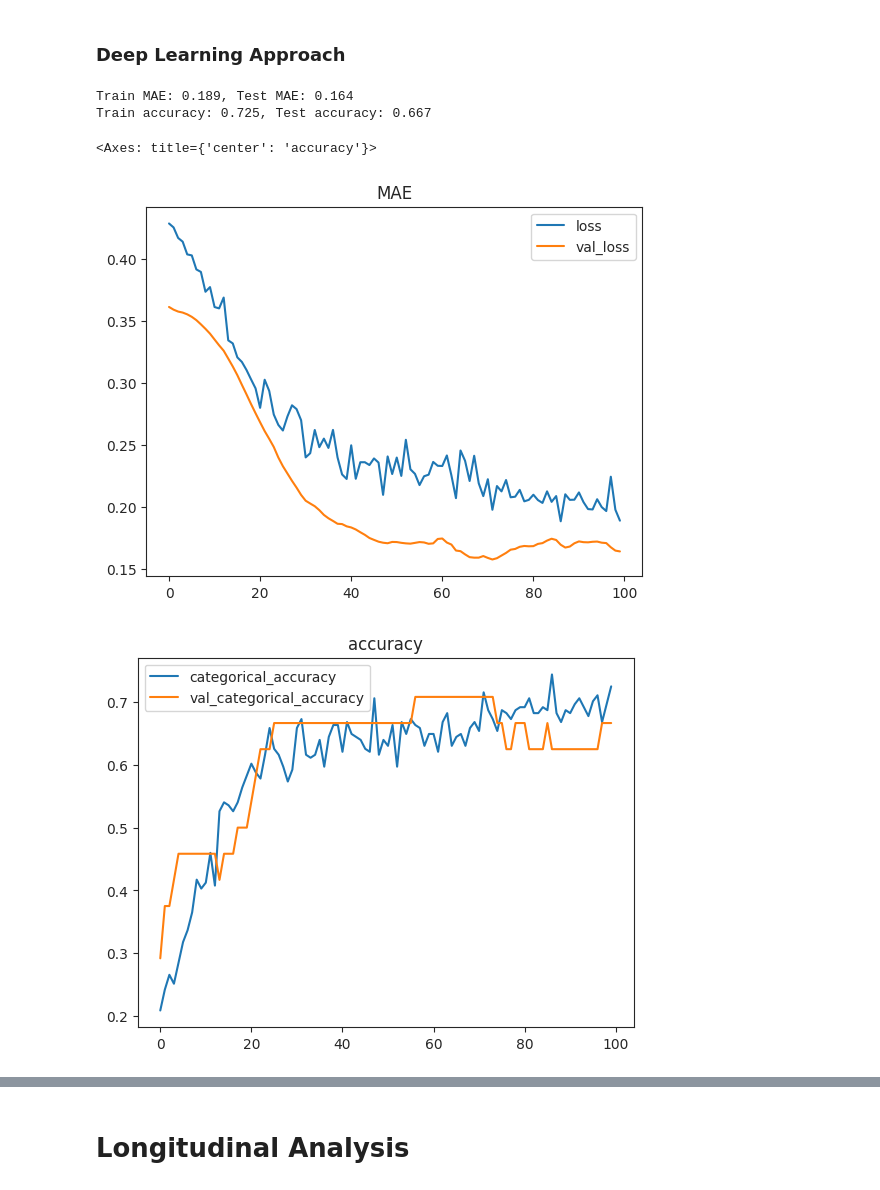
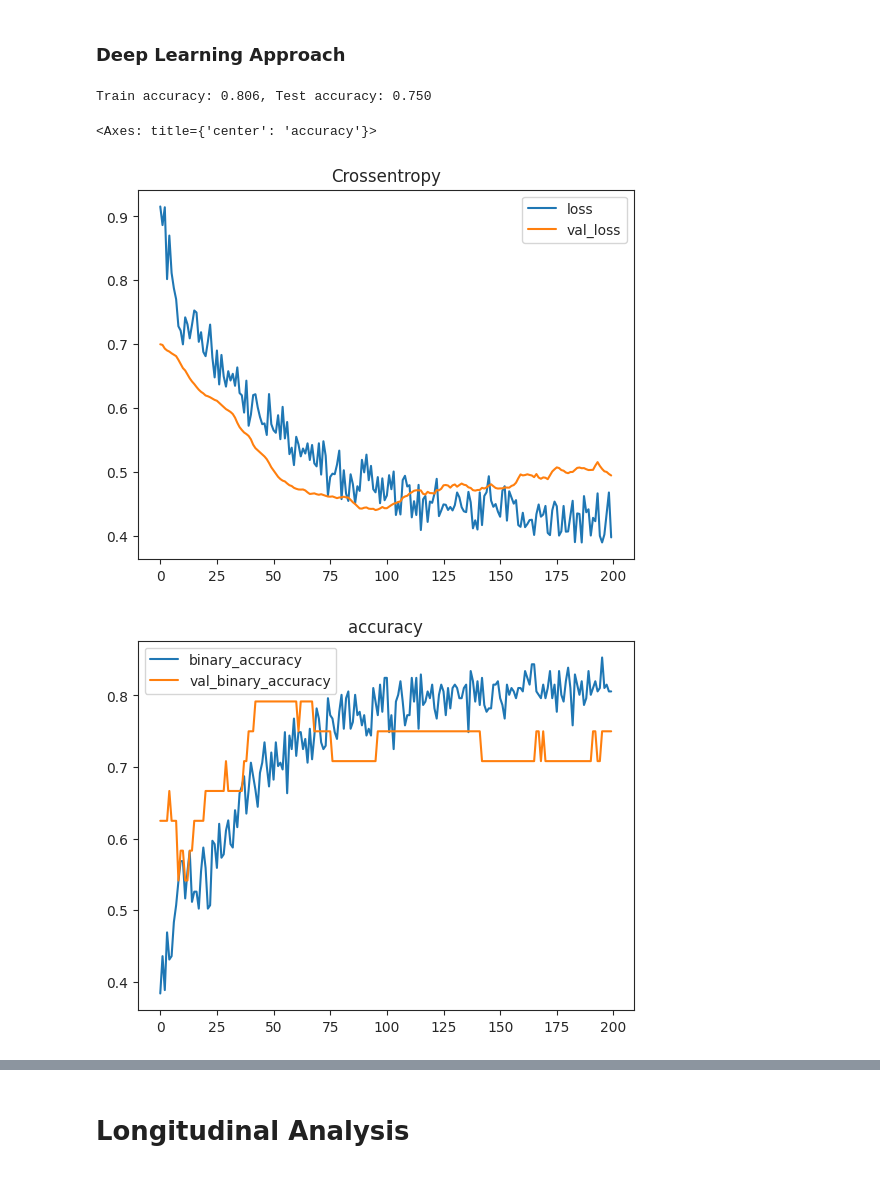
Before and after one commit to RiboRings/AlzheimerPrediction, a Jupyter notebook: learning-about-ad.ipynb, the cells around one changed output, grey strips where cells are left out. Saved outputs shown, nothing was run; the diff lists cells and outputs as text; code cells hidden in the pictures.

```diff
--- a/learning-about-ad.ipynb
+++ b/learning-about-ad.ipynb
@@ -360,12 +348,8 @@ models["Gaussian Process"] = GaussianProcessClassifier(random_state=seed)
 # %%
 from utilities_for_ad import validate_model, make_confusion_matrix
 
-# Validate models with MAE
-mae_scores = list(map(lambda model: validate_model(model, X_train, y_train, metric=mean_absolute_error, cv=skf).mean(), models.values()))
-mae_scores = dict(zip(models.keys(), mae_scores))
-
 # Validate models with accuracy
-acc_scores = list(map(lambda model: validate_model(model, X_train, y_train, metric=accuracy_score, cv=skf).mean(), models.values()))
+acc_scores = list(map(lambda model: validate_model(model, X_train, y_train, metric=balanced_accuracy_score, cv=skf).mean(), models.values()))
 acc_scores = dict(zip(models.keys(), acc_scores))
 
 # Validate models with a confusion matrix
@@ -411,7 +396,7 @@ Gaussian Process    : MAE = 0.323, ACC = 0.696
 _How can we optimise the selected model to improve performance?_ The answer to this question lies in **hyperparameter tuning**. Here, the goal consists in finding the combination of values for the model hyperparameters in order to achieve the best possible performance. This is usually done with a grid search, which can be either full or randomised. The former searches over the full grid for the actual best combination, whereas the latter only searches over a random subset of the grid. Randomised grid search reduces the computational demand while still providing a nearly optimal combination of values, for which reason it is applied below.
 # %%
 # Select the best classifier algorithm
-selected_key = min(mae_scores, key=mae_scores.get)
+selected_key = max(acc_scores, key=acc_scores.get)
 selected_model = models[selected_key]
 
 # View the best classifier algorithm
@@ -459,7 +442,7 @@ tuned_models = ms.RandomizedSearchCV(
     estimator=selected_model,
     param_distributions=param_grid,
     n_iter=min(full_search_iter, 60),
-    scoring=make_scorer(lambda y, y_pred: 1 / macro_averaged_mean_absolute_error(y, y_pred)),
+    scoring=make_scorer(balanced_accuracy_score),
     cv=skf,
     random_state=123
 )
@@ -507,46 +493,40 @@ reproduce_environment(random_state=123)
 # %%
-import tensorflow as tf
-from tensorflow import keras
-from tensorflow.keras import layers
-
-input_shape = [X_train.shape[1]]
-
+# Design model
 model = keras.Sequential([
     layers.BatchNormalization(),
     layers.Dense(4, activation="relu", input_shape=input_shape),
     layers.BatchNormalization(),
     layers.Dropout(rate=0.3),
-    layers.Dense(16, activation="relu"),
+    layers.Dense(4, activation="relu"),
     layers.BatchNormalization(),
     layers.Dropout(rate=0.3),
-    layers.Dense(4, activation="softmax")
+    layers.Dense(1, activation="sigmoid")
 ])
 
+# Compile model
 model.compile(
-    loss="mean_absolute_error",
+    loss="binary_crossentropy",
     optimizer="adam",
-    metrics=["mean_absolute_error", "categorical_accuracy"]
+    metrics=["binary_accuracy"]
 )
 # %%
+# Train model
 history = model.fit(
-    X_train, y_train2,
-    validation_data=(X_test, y_test2),
-    epochs=100,
+    X_train, y_train,
+    validation_data=(X_test, y_test),
+    epochs=200,
     batch_size=20,
-    class_weight={0: 1, 1: 1.25, 2: 1.5, 3: 2},
     verbose=False
 )
 
 history_df = pd.DataFrame(history.history)
-print(f"Train MAE: {history_df['loss'].iloc[-1]:.3f}, Test MAE: {history_df['val_loss'].iloc[-1]:.3f}")
-print(f"Train accuracy: {history_df['categorical_accuracy'].iloc[-1]:.3f}, Test accuracy: {history_df['val_categorical_accuracy'].iloc[-1]:.3f}")
+print(f"Train accuracy: {history_df['binary_accuracy'].iloc[-1]:.3f}, Test accuracy: {history_df['val_binary_accuracy'].iloc[-1]:.3f}")
 
 # Visualise loss
-history_df.loc[:, ["loss", "val_loss"]].plot(title="MAE")
-history_df.loc[:, ["categorical_accuracy", "val_categorical_accuracy"]].plot(title="accuracy")
+history_df.loc[:, ["loss", "val_loss"]].plot(title="Crossentropy")
+history_df.loc[:, ["binary_accuracy", "val_binary_accuracy"]].plot(title="accuracy")
 # %% [output]
-Train MAE: 0.189, Test MAE: 0.164
-Train accuracy: 0.725, Test accuracy: 0.667
+Train accuracy: 0.806, Test accuracy: 0.750
 <Axes: title={'center': 'accuracy'}>
-[figure, old version]
+[figure, new version]
-[figure, old version]
+[figure, new version]
```
Also changed, not shown: parts of 27 cells of this notebook.
